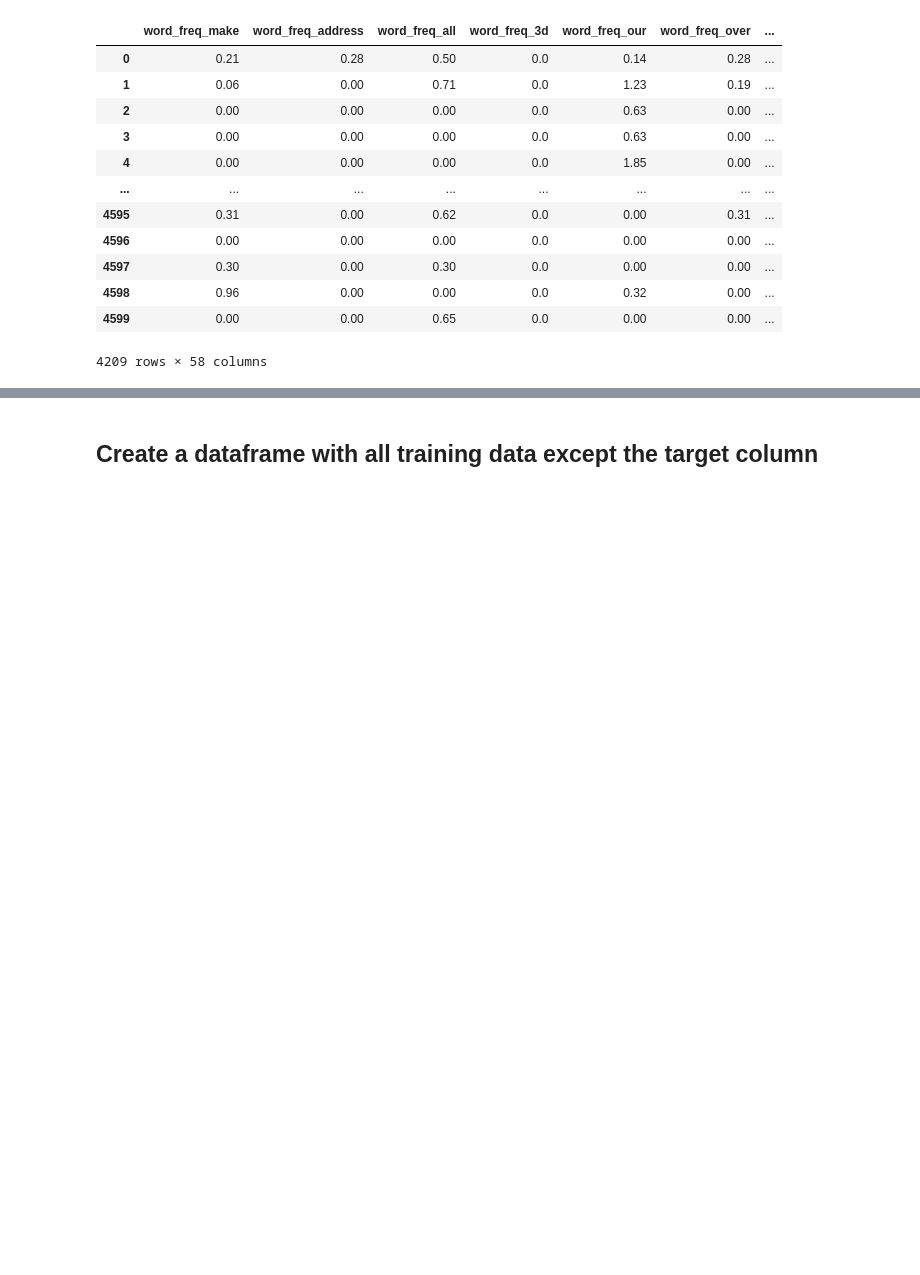
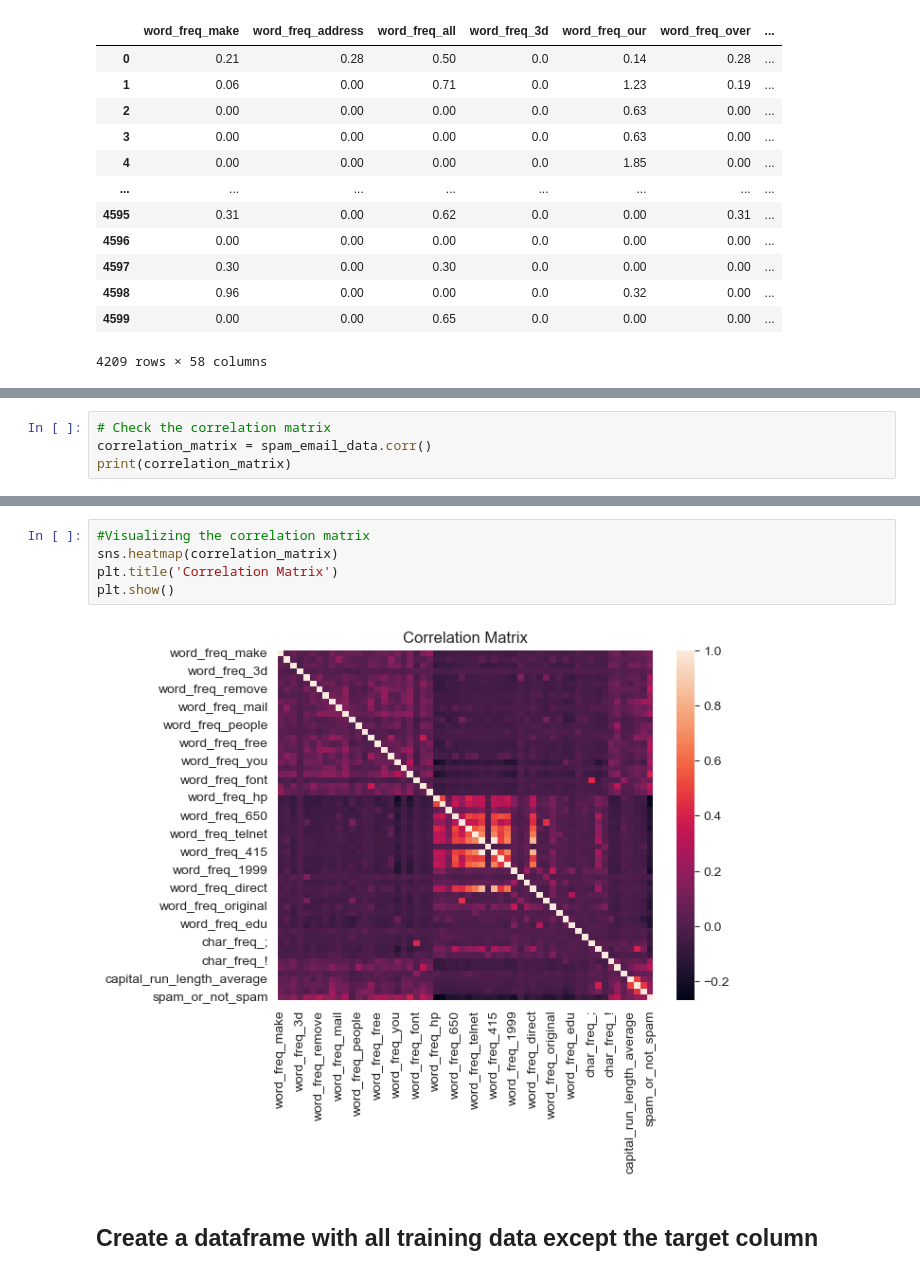
Before and after one commit to suviniV/20210569-machine-learning-cw, a Jupyter notebook: 20210569_2117540_KNN.ipynb, the cells around one changed output, grey strips where cells are left out. Cells and saved outputs as stored; diff of their text form; blank space fills up the shorter version.

```diff
--- a/20210569_2117540_KNN.ipynb
+++ b/20210569_2117540_KNN.ipynb
@@ -79,0 +123,4 @@ plt.show()
+# %%
+# Check the correlation matrix
+correlation_matrix = spam_email_data.corr()
+print(correlation_matrix)
@@ -80,3 +145,10 @@ plt.show()
+# %%
+#Visualizing the correlation matrix
+sns.heatmap(correlation_matrix)
+plt.title('Correlation Matrix')
+plt.show()
+# %% [output]
+[figure, added]
 # %% [markdown]
 ## Create a dataframe with all training data except the target column
 # %%
```
Also changed, not shown: parts of 40 cells of this notebook, 1 other file.
